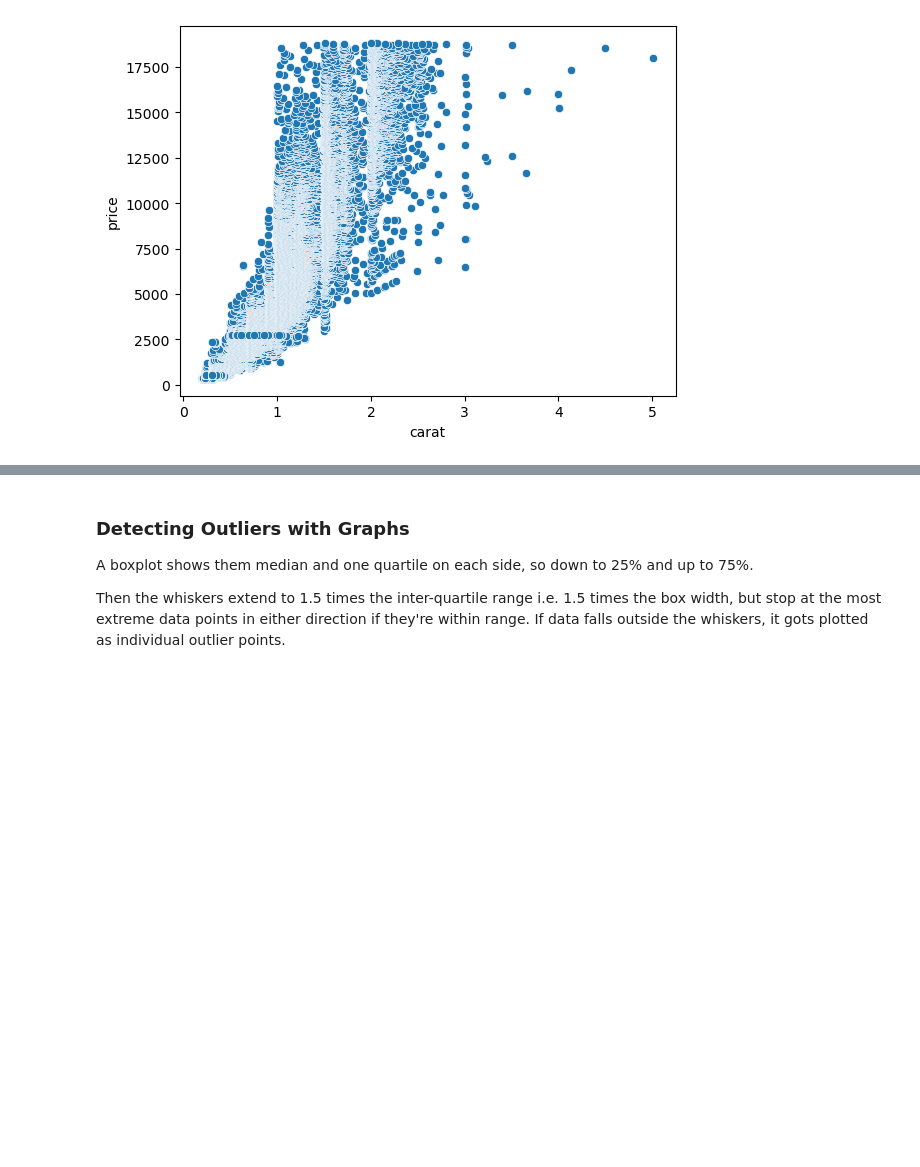
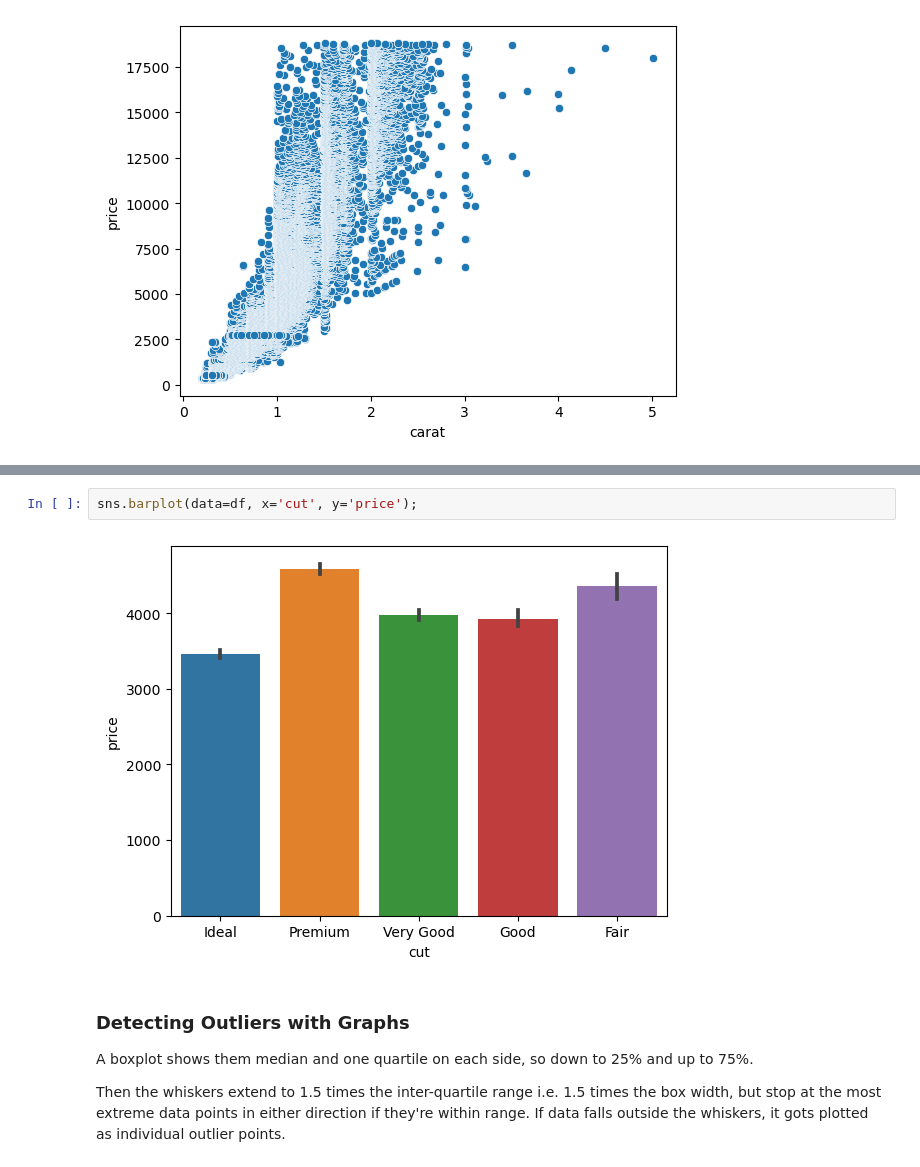
Before and after one commit to 4dsolutions/clarusway_data_analysis, a Jupyter notebook: DAwPy_S8_(Handling with Outliers)/DAwPy-S8 (Handling with Outliers).ipynb, the cells around one changed output, grey strips where cells are left out. Cells and saved outputs as stored; diff of their text form; blank space fills up the shorter version.

```diff
--- a/DAwPy_S8_(Handling with Outliers)/DAwPy-S8 (Handling with Outliers).ipynb
+++ b/DAwPy_S8_(Handling with Outliers)/DAwPy-S8 (Handling with Outliers).ipynb
@@ -261,3 +267,7 @@ sns.scatterplot(data=df, x="carat", y="price");
+# %%
+sns.barplot(data=df, x='cut', y='price');
+# %% [output]
+[figure, added]
 # %% [markdown]
 ### Detecting Outliers with Graphs
 
```
Also changed, not shown: parts of 3 cells of this notebook.
